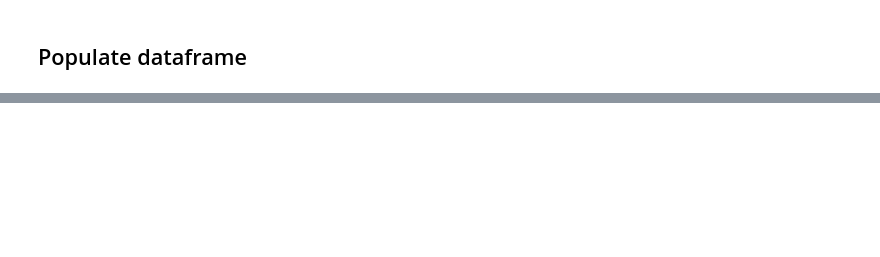
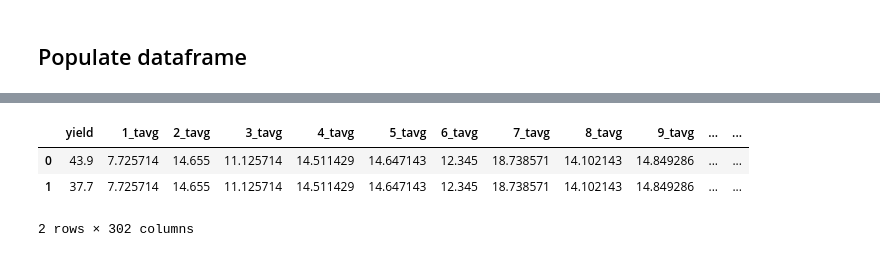
Before and after one commit to ehsun18/wheat_modeling, a Jupyter notebook: HN/00_prepare_data_4_mvts_transformer.ipynb, the cells around one changed output, grey strips where cells are left out. Cells and saved outputs as stored; diff of their text form; code cells hidden in the pictures; blank space fills up the shorter version.

```diff
--- a/HN/00_prepare_data_4_mvts_transformer.ipynb
+++ b/HN/00_prepare_data_4_mvts_transformer.ipynb
@@ -128,0 +192,20 @@ for a_variable in variables_list:
+# %%
+separate_varieties_weekly_NaNZeros = separate_varieties_weekly.copy()
+separate_varieties_weekly_NaNRand = separate_varieties_weekly.copy()
+# %%
+separate_varieties_weekly_NaNZeros = separate_varieties_weekly_NaNZeros.fillna(0)
+
+import random
+random.seed(42)
+np.random.seed(42)
+for col in separate_varieties_weekly_NaNRand.columns:
+    na_mask = separate_varieties_weekly_NaNRand[col].isna()
+    # random integers between 0 and 9
+    separate_varieties_weekly_NaNRand.loc[na_mask, col] = np.random.normal(size=na_mask.sum())
+
+separate_varieties_weekly_NaNRand.head(2)
+# %% [output]
+|  | yield | 1_tavg | 2_tavg | 3_tavg | 4_tavg | 5_tavg | 6_tavg | 7_tavg | 8_tavg | 9_tavg | ... | ... |
+| 0 | 43.9 | 7.725714 | 14.655 | 11.125714 | 14.511429 | 14.647143 | 12.345 | 18.738571 | 14.102143 | 14.849286 | ... | ... |
+| 1 | 37.7 | 7.725714 | 14.655 | 11.125714 | 14.511429 | 14.647143 | 12.345 | 18.738571 | 14.102143 | 14.849286 | ... | ... |
+2 rows × 302 columns
```
Also changed, not shown: parts of 46 cells of this notebook, 3 other files.
